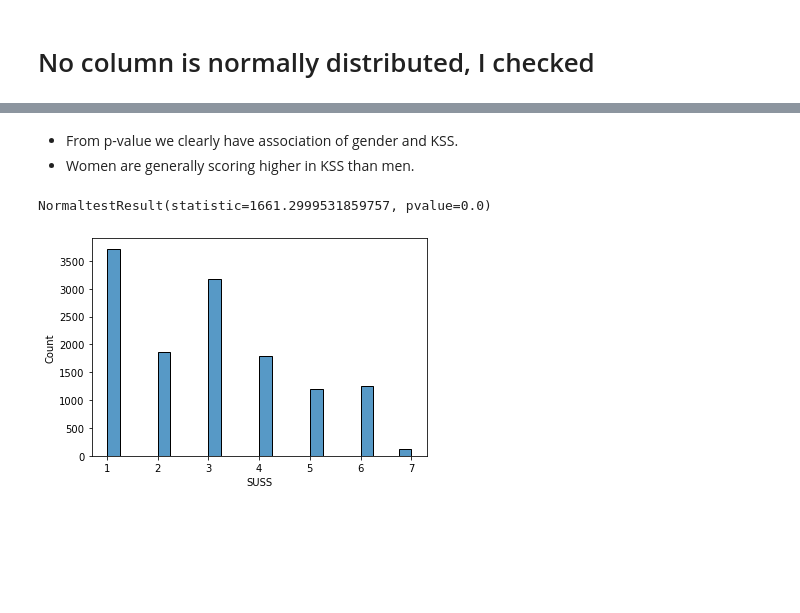
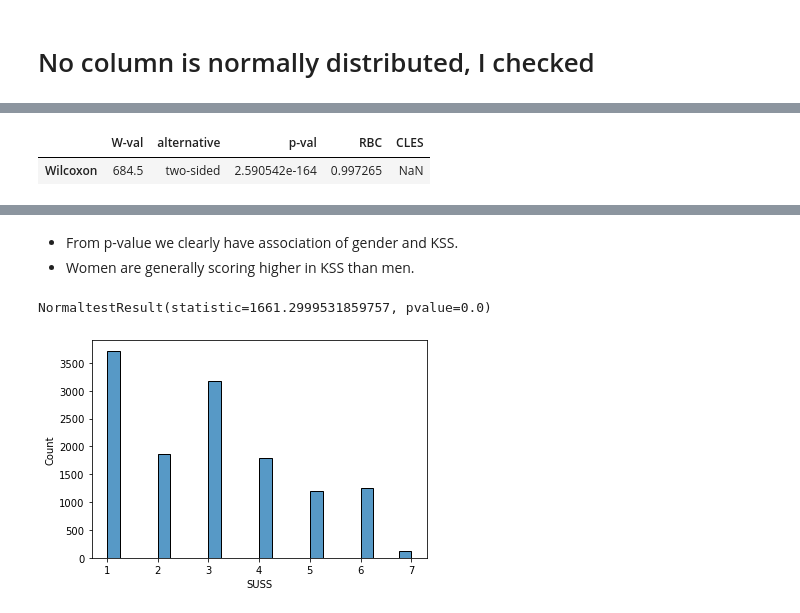
Before and after one commit to Akashdeepsingh98/BRSM-project, a Jupyter notebook: main.ipynb, the cells around one changed output, grey strips where cells are left out. Cells and saved outputs as stored; diff of their text form; code cells hidden in the pictures; blank space fills up the shorter version.

```diff
--- a/main.ipynb
+++ b/main.ipynb
@@ -139,3 +141,8 @@ WilcoxonResult(statistic=1055.5, pvalue=1.674006168423175e-163)
+# %%
+pg.wilcoxon(meandiff)
+# %% [output]
+|  | W-val | alternative | p-val | RBC | CLES |
+| Wilcoxon | 684.5 | two-sided | 2.590542e-164 | 0.997265 | NaN |
 # %%
 stats.wilcoxon(meandiff, alternative='greater')
 # %% [output]
```
Also changed, not shown: parts of 12 cells of this notebook.
